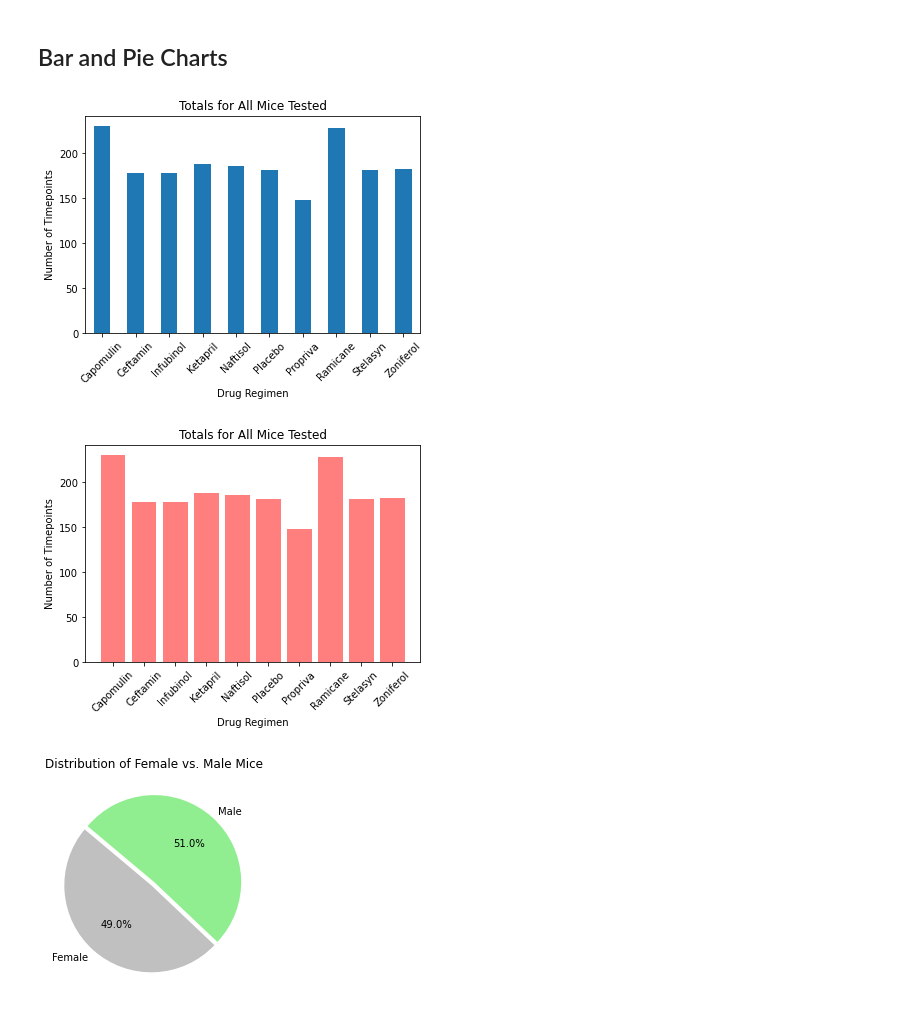
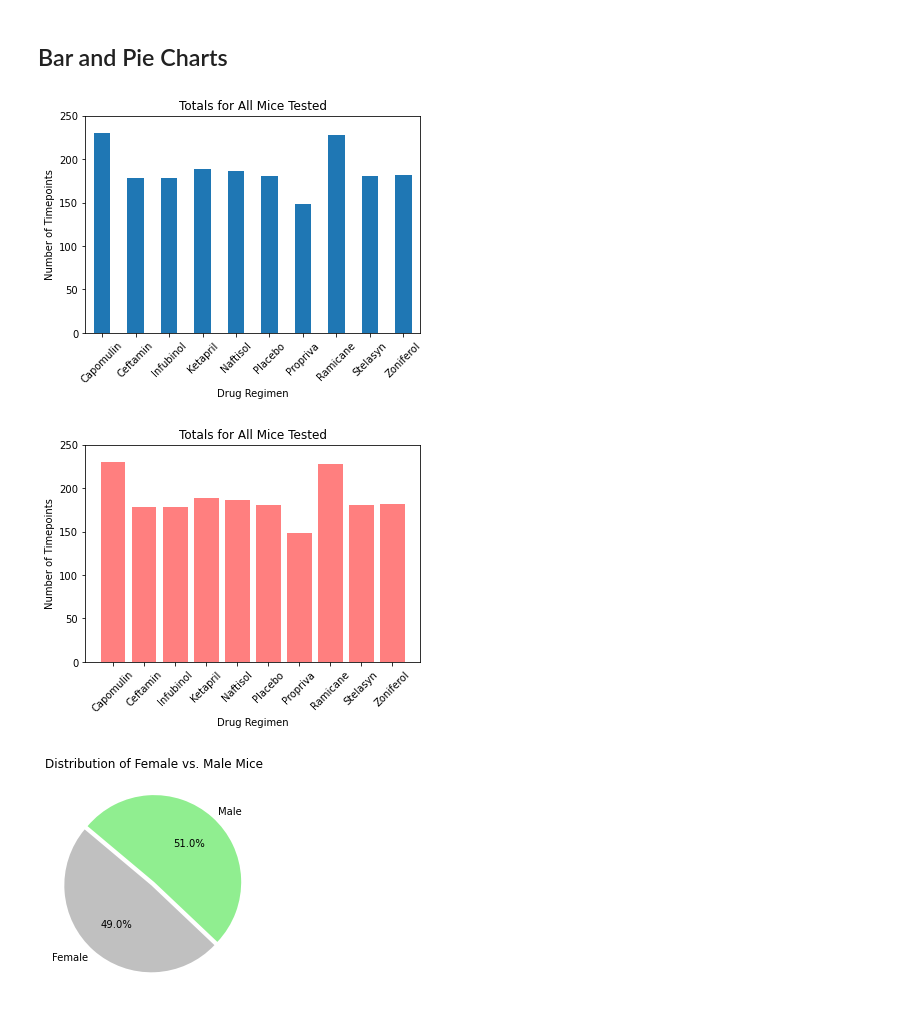
Before and after one commit to dkletter/matplotlib-challenge, a Jupyter notebook: pymaceuticals_starter.ipynb, the cells around one changed output. Cells and saved outputs as stored; diff of their text form; code cells hidden in the pictures.

```diff
--- a/pymaceuticals_starter.ipynb
+++ b/pymaceuticals_starter.ipynb
@@ -143,29 +143,31 @@ regimen_data_df['Timepoint'].count().plot(kind='bar',
                                           title='Totals for All Mice Tested',
                                           xlabel='Drug Regimen',
                                           ylabel='Number of Timepoints',
+                                          ylim=(0, 250),
                                           rot=45,
                                           align='center',
                                           figsize=(6,4))
 plt.show()
 # %% [output]
-[figure, old version]
+[figure, new version]
 # %%
 # Generate a bar plot showing the total number of timepoints for all mice tested for each drug regimen using pyplot.
 measurements = regimen_data_df['Timepoint'].count()
 regimens = list(measurements.index.values)
 
 x_axis = np.arange(len(measurements))
 tick_locations = [value for value in x_axis]
 
 plt.figure(figsize=(6,4))
 plt.bar(x_axis, measurements, color='r', alpha=0.5, align='center')
 plt.xticks(tick_locations, regimens, rotation=45)
 plt.title('Totals for All Mice Tested')
 plt.xlabel('Drug Regimen')
 plt.ylabel('Number of Timepoints')
+plt.ylim(0, 250)
 plt.show()
 # %% [output]
-[figure, old version]
+[figure, new version]
 # %%
 # Generate a pie plot showing the distribution of female versus male mice using Pandas
 colors = ['silver', 'lightgreen']
```
Also changed, not shown: parts of 6 cells of this notebook.
